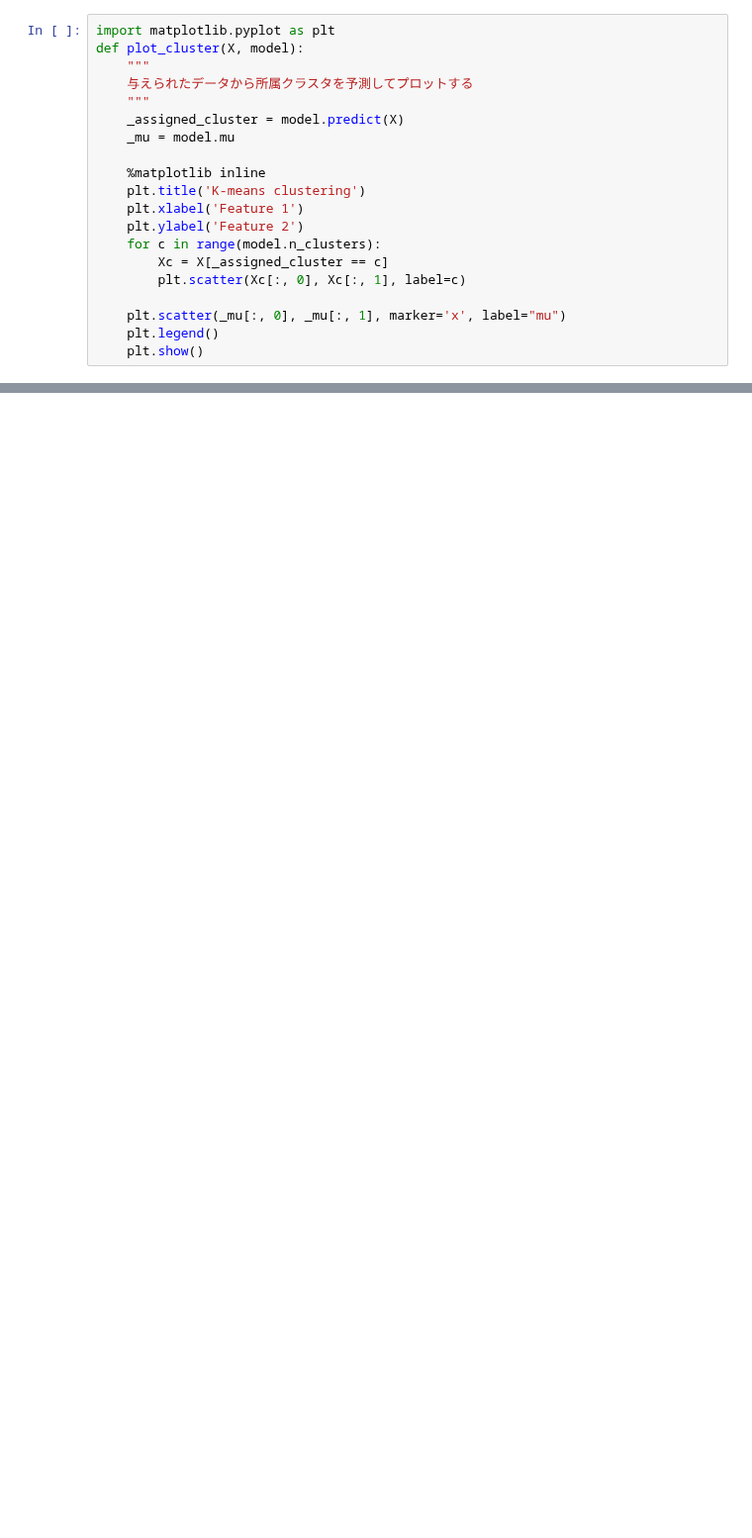
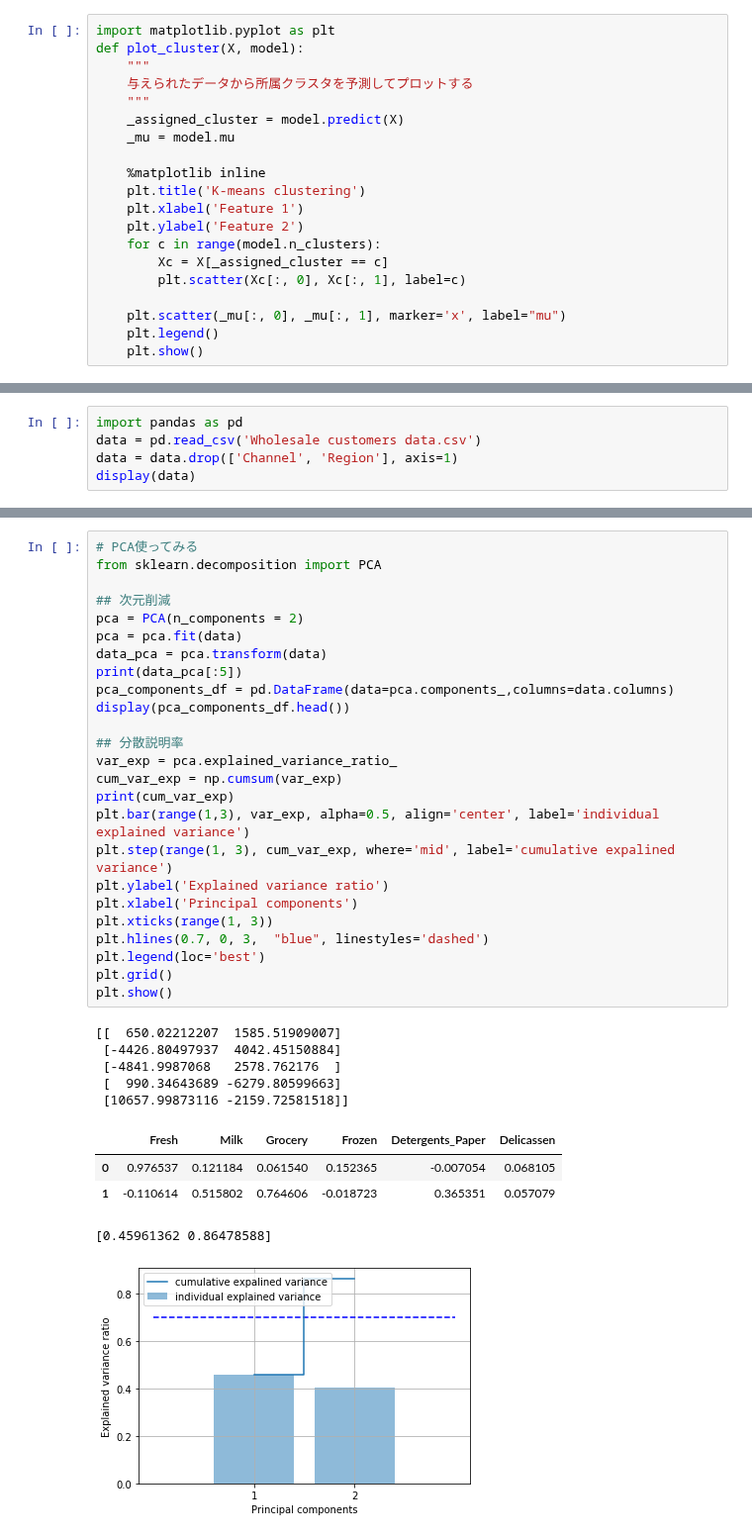
Before and after one commit to taiki-nakaso/diveintocode-ml, a Jupyter notebook: src/sprint/sprint7/sprint7.ipynb, the cells around one changed output, grey strips where cells are left out. Shown at 99% size. Drawn from its saved outputs; the diff is of its cells as text; blank space fills up the shorter version.

```diff
--- a/src/sprint/sprint7/sprint7.ipynb
+++ b/src/sprint/sprint7/sprint7.ipynb
@@ -604,0 +837,5 @@ NameError: name 'cluster_labels' is not defined
+# %%
+import pandas as pd
+data = pd.read_csv('Wholesale customers data.csv')
+data = data.drop(['Channel', 'Region'], axis=1)
+display(data)
@@ -604,0 +856,36 @@ NameError: name 'cluster_labels' is not defined
+# %%
+# PCA使ってみる
+from sklearn.decomposition import PCA
+
+## 次元削減
+pca = PCA(n_components = 2)
+pca = pca.fit(data)
+data_pca = pca.transform(data)
+print(data_pca[:5])
+pca_components_df = pd.DataFrame(data=pca.components_,columns=data.columns)
+display(pca_components_df.head())
+
+## 分散説明率
+var_exp = pca.explained_variance_ratio_
+cum_var_exp = np.cumsum(var_exp)
+print(cum_var_exp)
+plt.bar(range(1,3), var_exp, alpha=0.5, align='center', label='individual explained variance')
+plt.step(range(1, 3), cum_var_exp, where='mid', label='cumulative expalined variance')
+plt.ylabel('Explained variance ratio')
+plt.xlabel('Principal components')
+plt.xticks(range(1, 3))
+plt.hlines(0.7, 0, 3,  "blue", linestyles='dashed')
+plt.legend(loc='best')
+plt.grid()
+plt.show()
+# %% [output]
+[[  650.02212207  1585.51909007]
+ [-4426.80497937  4042.45150884]
+ [-4841.9987068   2578.762176  ]
+ [  990.34643689 -6279.80599663]
+ [10657.99873116 -2159.72581518]]
+|  | Fresh | Milk | Grocery | Frozen | Detergents_Paper | Delicassen |
+| 0 | 0.976537 | 0.121184 | 0.061540 | 0.152365 | -0.007054 | 0.068105 |
+| 1 | -0.110614 | 0.515802 | 0.764606 | -0.018723 | 0.365351 | 0.057079 |
+[0.45961362 0.86478588]
+[figure, added]
```
Also changed, not shown: parts of 22 cells of this notebook, 1 other file.
